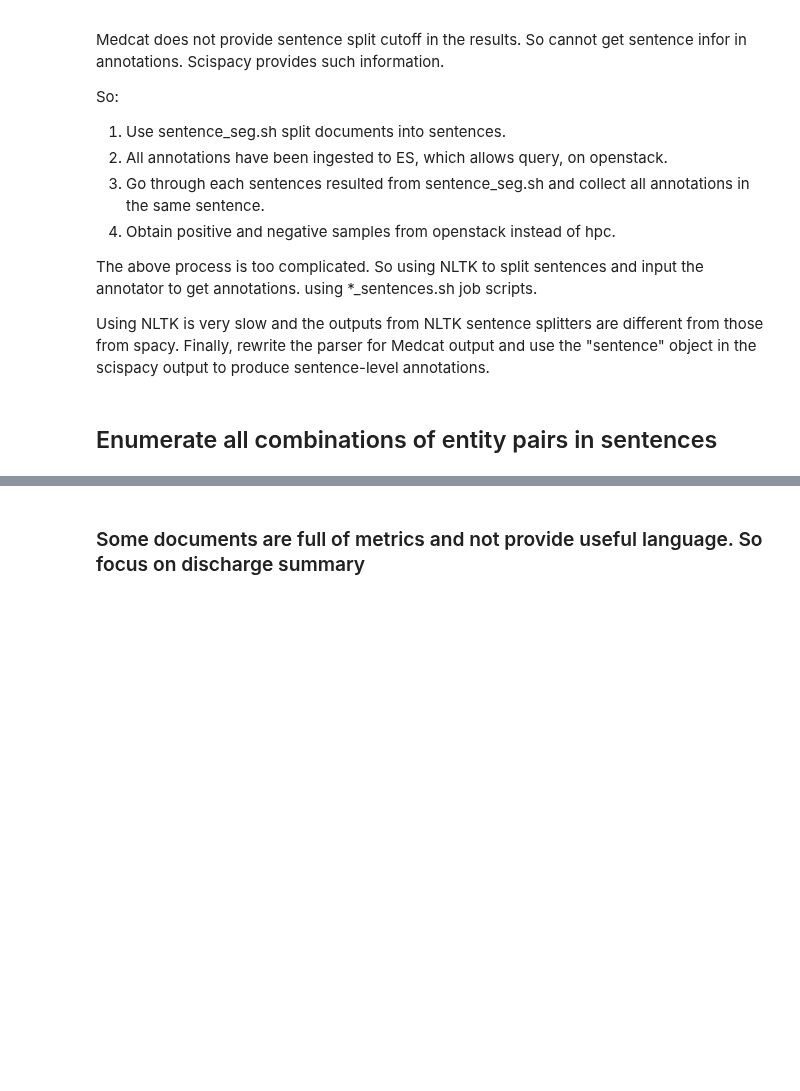
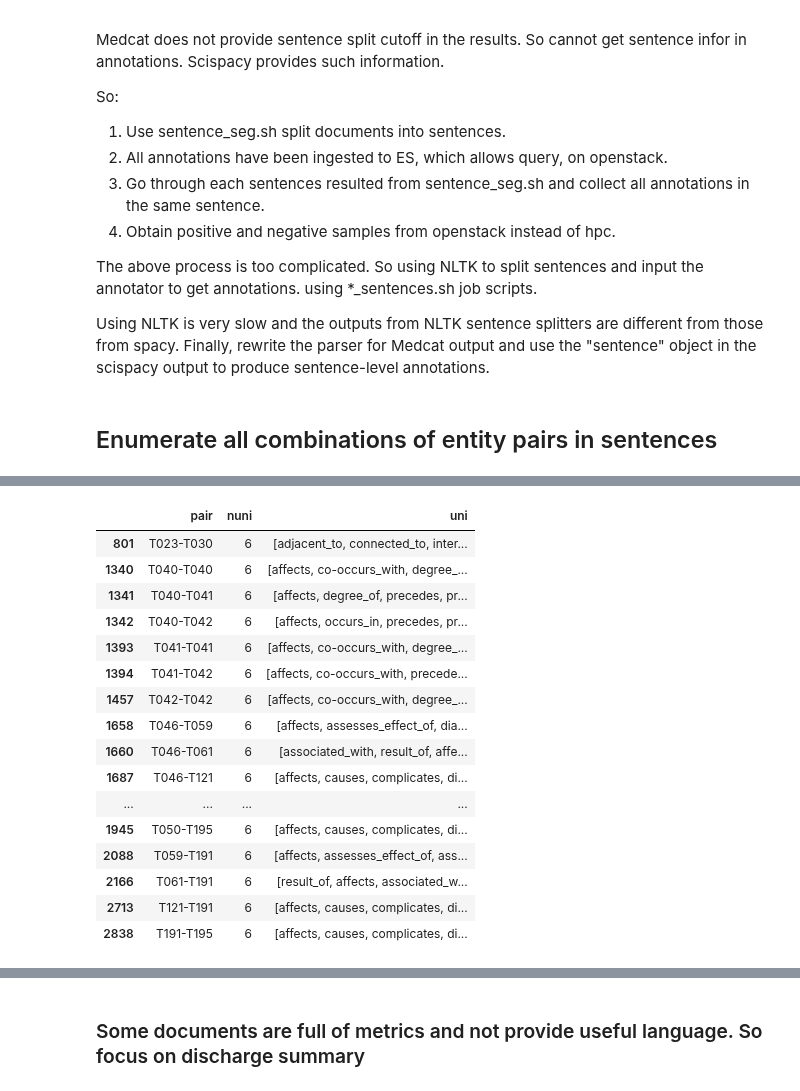
Before and after one commit to wtgme/snomed, a Jupyter notebook: distant_supervision.ipynb, the cells around one changed output, grey strips where cells are left out. Saved outputs shown, nothing was run; the diff lists cells and outputs as text; code cells hidden in the pictures; blank space fills up the shorter version.

```diff
--- a/distant_supervision.ipynb
+++ b/distant_supervision.ipynb
@@ -130 +172,4 @@ stypes.head()
+# %%
+snet['STY1_TUI'] = snet['STY1'].map(name2tui)
+snet['STY2_TUI'] = snet['STY2'].map(name2tui)
 # %%
@@ -131,0 +177,26 @@ type2chapter = pd.Series(stypes.Chapter.values,index=stypes.TUI).to_dict()
+# %%
+snet['pair'] = snet[['STY1_TUI', 'STY2_TUI']].apply(lambda x : '{}-{}'.format(x[0],x[1]) if str(x[0])<str(x[1]) else '{}-{}'.format(x[1],x[0]), axis=1)
+# %%
+snet = snet[snet['RL']!='isa']
+# %%
+rel_overlap = snet.groupby(['pair'])['RL'].agg(nuni='nunique', uni='unique').reset_index()
+# %%
+rel_overlap[rel_overlap['nuni']==6]
+# %% [output]
+|  | pair | nuni | uni |
+| 801 | T023-T030 | 6 | [adjacent_to, connected_to, inter... |
+| 1340 | T040-T040 | 6 | [affects, co-occurs_with, degree_... |
+| 1341 | T040-T041 | 6 | [affects, degree_of, precedes, pr... |
+| 1342 | T040-T042 | 6 | [affects, occurs_in, precedes, pr... |
+| 1393 | T041-T041 | 6 | [affects, co-occurs_with, degree_... |
+| 1394 | T041-T042 | 6 | [affects, co-occurs_with, precede... |
+| 1457 | T042-T042 | 6 | [affects, co-occurs_with, degree_... |
+| 1658 | T046-T059 | 6 | [affects, assesses_effect_of, dia... |
+| 1660 | T046-T061 | 6 | [associated_with, result_of, affe... |
+| 1687 | T046-T121 | 6 | [affects, causes, complicates, di... |
+| ... | ... | ... | ... |
+| 1945 | T050-T195 | 6 | [affects, causes, complicates, di... |
+| 2088 | T059-T191 | 6 | [affects, assesses_effect_of, ass... |
+| 2166 | T061-T191 | 6 | [result_of, affects, associated_w... |
+| 2713 | T121-T191 | 6 | [affects, causes, complicates, di... |
+| 2838 | T191-T195 | 6 | [affects, causes, complicates, di... |
```
Also changed, not shown: parts of 19 cells of this notebook, 1 other file.
